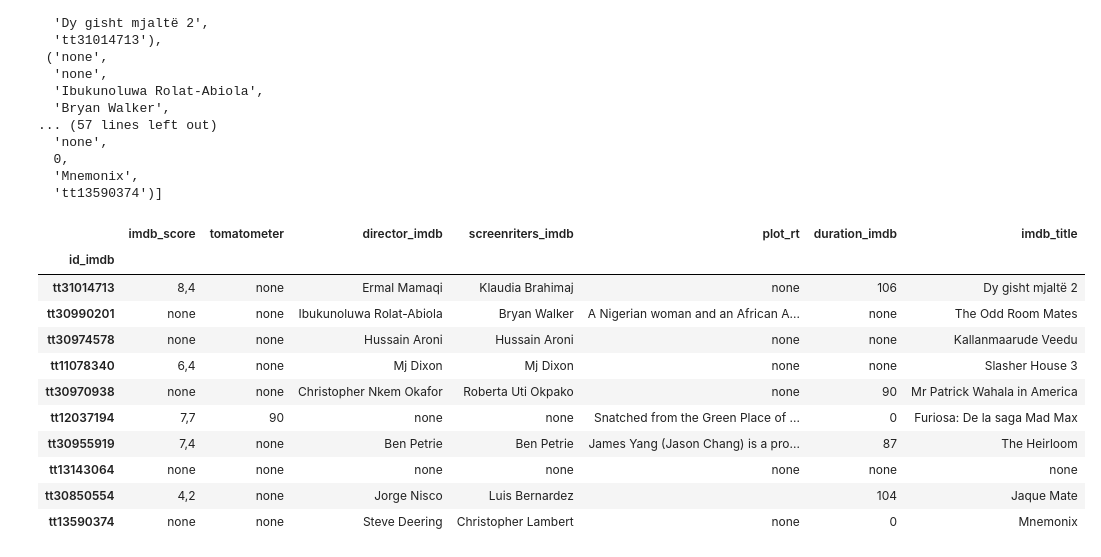
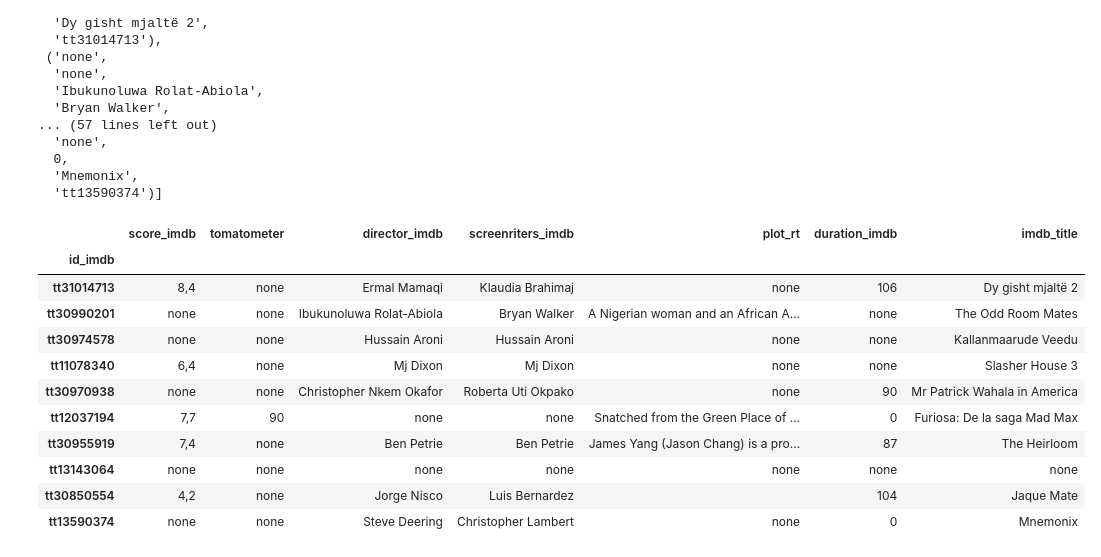
Before and after one commit to carla-caracola/cinema_extract_project, a Jupyter notebook: movies_details_extraction_selenium.ipynb, the cells around one changed output. Drawn from its saved outputs; the diff is of its cells as text; code cells hidden in the pictures.

```diff
--- a/extract_movies_info_selenium.ipynb
+++ b/movies_details_extraction_selenium.ipynb
@@ -403,12 +403,12 @@ all_movies_data
   'tt13590374')]
 # %%
 # transform into a DataFrame
-columns =  ['imdb_score', 'tomatometer', 'director_imdb', 'screenriters_imdb', 'plot_rt', 'duration_imdb', 'imdb_title', 'id_imdb']
+columns =  ['score_imdb', 'tomatometer', 'director_imdb', 'screenriters_imdb', 'plot_rt', 'duration_imdb', 'imdb_title', 'id_imdb']
 df_movies_details = pd.DataFrame(all_movies_data, columns = columns)
 df_movies_details.set_index('id_imdb', inplace=True)
 df_movies_details
 # %% [output]
-|  | imdb_score | tomatometer | director_imdb | screenriters_imdb | plot_rt | duration_imdb | imdb_title |
+|  | score_imdb | tomatometer | director_imdb | screenriters_imdb | plot_rt | duration_imdb | imdb_title |
 | id_imdb |  |  |  |  |  |  |  |
 | tt31014713 | 8,4 | none | Ermal Mamaqi | Klaudia Brahimaj | none | 106 | Dy gisht mjaltë 2 |
 | tt30990201 | none | none | Ibukunoluwa Rolat-Abiola | Bryan Walker | A Nigerian woman and an African A... | none | The Odd Room Mates |
```
